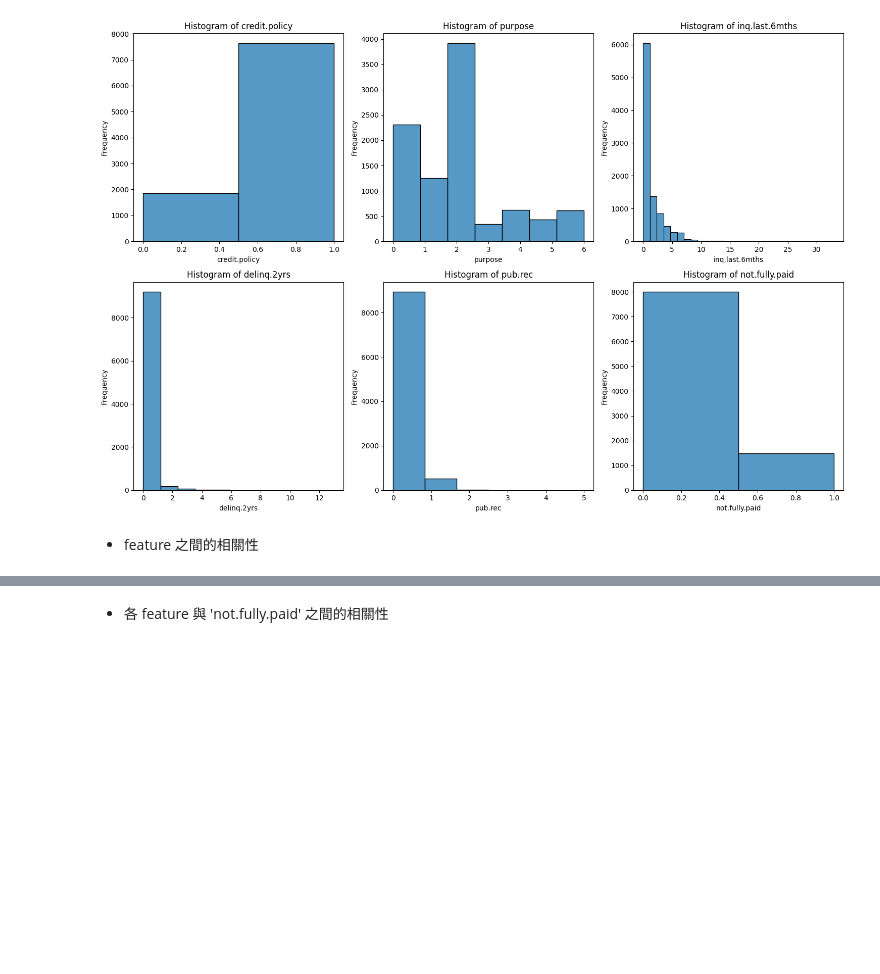
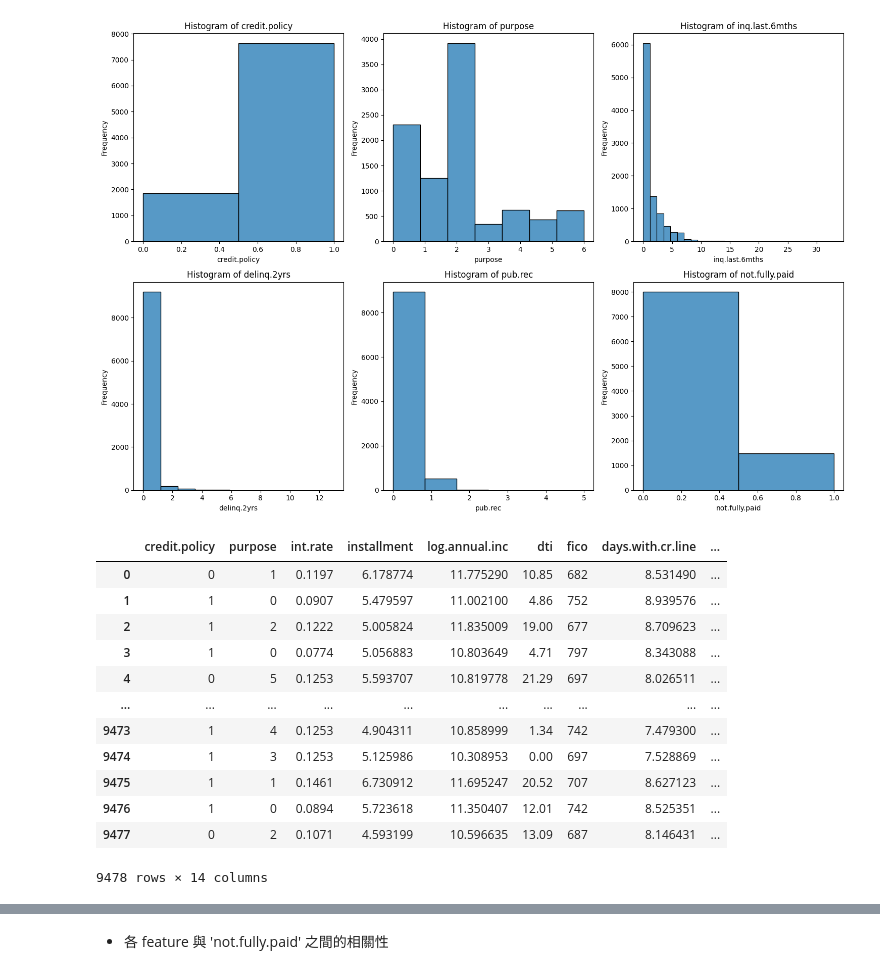
Before and after one commit to weinter0101/python-practice, a Jupyter notebook: machine learning/final project/final project code.ipynb, the cells around one changed output, grey strips where cells are left out. Cells and saved outputs as stored; diff of their text form; code cells hidden in the pictures; blank space fills up the shorter version.

```diff
--- a/machine learning/final project/final project code.ipynb
+++ b/machine learning/final project/final project code.ipynb
@@ -164,5 +165,33 @@ Unique values in delinq.2yrs : [0, 1, 2, 3, 4, 5, 6, 7, 8, 11, 13]
 Unique values in pub.rec : [0, 1, 2, 3, 4, 5]
 Unique values in not.fully.paid : [0, 1]
 [figure]
-# %% [markdown]
-- feature 之間的相關性
+# %%
+def Outlier_IQR_log(data, column):
+    '''透過 IQR 處理極端值'''
+    Q1 = data[column].quantile(0.25)
+    Q3 = data[column].quantile(0.75)
+    IQR = Q3-Q1
+    maxOutlier = Q3 + IQR*1.5
+    minOutlier = Q1 - IQR*1.5
+    data[column] = data[column].clip(lower=minOutlier, upper=maxOutlier)
+    data[column] = np.log1p(data[column])
+    return data
+
+skewColumns = ['installment', 'days.with.cr.line', 'revol.bal']
+Outlier_IQR_log(data, 'installment')
+Outlier_IQR_log(data, 'days.with.cr.line')
+Outlier_IQR_log(data, 'revol.bal')
+# %% [output]
+|  | credit.policy | purpose | int.rate | installment | log.annual.inc | dti | fico | days.with.cr.line | ... |
+| 0 | 0 | 1 | 0.1197 | 6.178774 | 11.775290 | 10.85 | 682 | 8.531490 | ... |
+| 1 | 1 | 0 | 0.0907 | 5.479597 | 11.002100 | 4.86 | 752 | 8.939576 | ... |
+| 2 | 1 | 2 | 0.1222 | 5.005824 | 11.835009 | 19.00 | 677 | 8.709623 | ... |
+| 3 | 1 | 0 | 0.0774 | 5.056883 | 10.803649 | 4.71 | 797 | 8.343088 | ... |
+| 4 | 0 | 5 | 0.1253 | 5.593707 | 10.819778 | 21.29 | 697 | 8.026511 | ... |
+| ... | ... | ... | ... | ... | ... | ... | ... | ... | ... |
+| 9473 | 1 | 4 | 0.1253 | 4.904311 | 10.858999 | 1.34 | 742 | 7.479300 | ... |
+| 9474 | 1 | 3 | 0.1253 | 5.125986 | 10.308953 | 0.00 | 697 | 7.528869 | ... |
+| 9475 | 1 | 1 | 0.1461 | 6.730912 | 11.695247 | 20.52 | 707 | 8.627123 | ... |
+| 9476 | 1 | 0 | 0.0894 | 5.723618 | 11.350407 | 12.01 | 742 | 8.525351 | ... |
+| 9477 | 0 | 2 | 0.1071 | 4.593199 | 10.596635 | 13.09 | 687 | 8.146431 | ... |
+9478 rows × 14 columns
```
Also changed, not shown: parts of 10 cells of this notebook.
